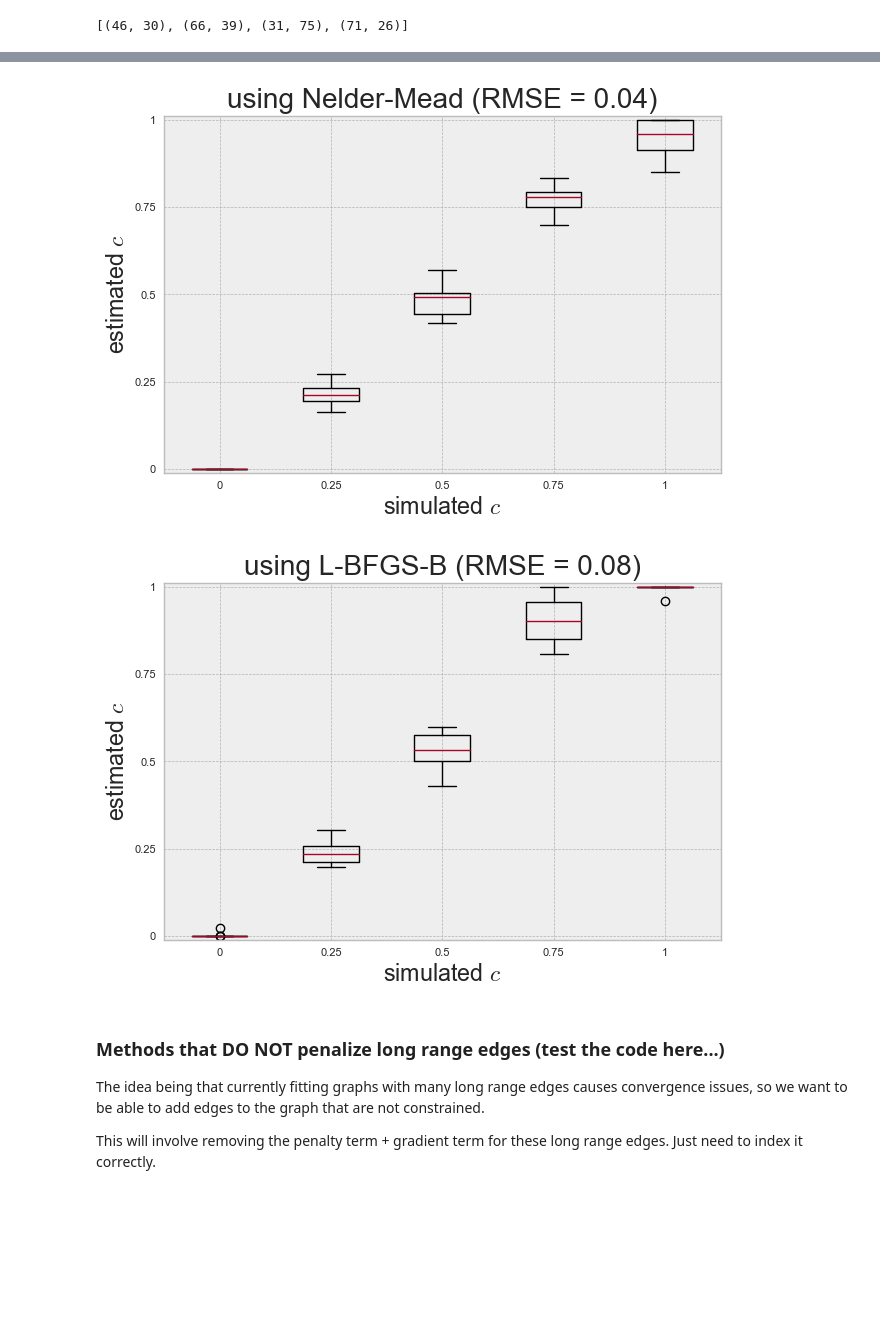
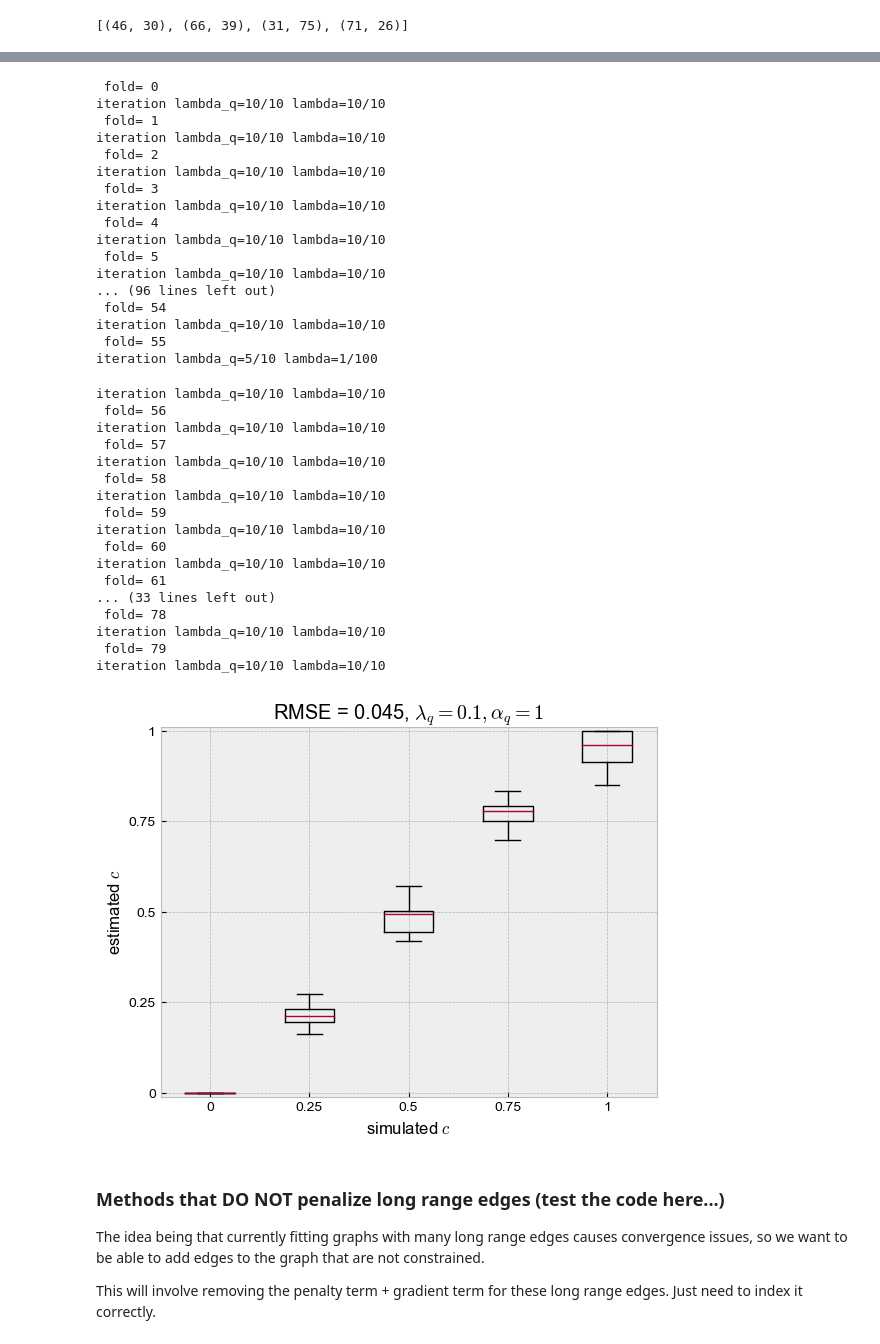
Before and after one commit to NovembreLab/feems, a Jupyter notebook: docs/notebooks/est-long-range.ipynb, the cells around one changed output, grey strips where cells are left out. Drawn from its saved outputs; the diff is of its cells as text; code cells hidden in the pictures; blank space fills up the shorter version.

Commit message:
adding funcs to do CV over lambda_q + removing penalty on LRE by NOT computing it

```diff
--- a/docs/notebooks/est-long-range.ipynb
+++ b/docs/notebooks/est-long-range.ipynb
@@ -521,26 +460,22 @@ lambda=3.0000000, alpha=0.5568396, converged in 18 iterations, train_loss=-48085
 # graph_def, coord_def, grid_def, edge_def = setup_graph(n_rows=n_rows, n_columns=n_columns, corridor_w=1., barrier_w=1, barrier_prob=1.0, corridor_left_prob=1., corridor_right_prob=1., barrier_startpt=5, barrier_endpt=10, n_samples_per_node=30)
 
 # lrn = [(8,27)] # lrn=[(23,92),(101,36)]
-# gen_test_80_adm = simulate_genotypes_w_admixture(graph_def, target_n_snps=1500, n_print=1000, mu=1, long_range_nodes=lrn, admixture_props=[0.6], time_of_adm=[0.000001])
+gen_test_80_adm = simulate_genotypes_w_admixture(graph_def, target_n_snps=1500, n_print=1000, mu=1, long_range_nodes=lrn, admixture_props=[0.6], time_of_adm=[0.000001])
 # gen_test_128_adm = simulate_genotypes_w_admixture(graph_def, target_n_snps=1500, n_print=1000, mu=1, long_range_nodes=lrn, admixture_props=[0.6], time_of_adm=[3])
 # gen_test_128 = simulate_genotypes(graph_def, target_n_snps=1500, n_print=1000, mu=1)
 # sp_graph = Joint_SpatialGraph(gen_test_1e, coord_def, grid_def, edge_def)
 # sp_graph.fit(lamb=3.,optimize_q='n-dim'); obj = Joint_Objective(sp_graph); obj.inv(); obj.grad(reg=False);
 
-estcR2mat = np.zeros((16,5));
-estcllmat = np.zeros((16,5))
-for ic, truec in enumerate([0,0.25,0.5,0.75,1]):
-    for n in range(16):
-#         # gen_test_36_adm = simulate_genotypes_w_admixture(graph_def, target_n_snps=1500, n_print=1000, mu=1, long_range_nodes=lrn, admixture_props=[truec], time_of_adm=[0.000001])
-#         # np.savetxt("/Users/vivaswatshastry/Google Drive/Other computers/My Mac mini/Documents/feemsResults/results/admixture/gentest36_c{}_sim{}.csv".format(int(truec*100),n),gen_test_36_adm,delimiter=',',fmt='%f')
-        gen_test_36_adm = np.loadtxt("/Users/vivaswatshastry/Google Drive/Other computers/My Mac mini/Documents/feemsResults/results/admixture/gentest36_c{}_sim{}.csv".format(int(truec*100),n),delimiter=',')
-        sp_graph = Joint_SpatialGraph(gen_test_36_adm, coord_def, grid_def, edge_def); sp_graph.fit(lamb=3.,optimize_q='n-dim');
-        obj = Joint_Objective(sp_graph); obj.inv(); obj.grad(reg=False);
-        # llc = []
-        # [llc.append(get_FEEMS_demes_ll_w_c(sp_graph, obj, sp_graph.w, sp_graph.q, [(8,27)], c, df=1500, sigstar=0.5)) for c in np.linspace(0,1,21)]
+# estcR2mat = np.zeros((16,5));
+# estcllmat = np.zeros((16,5))
+# for ic, truec in enumerate([0,0.25,0.5,0.75,1]):
+#     for n in range(16):
+# #         # gen_test_36_adm = simulate_genotypes_w_admixture(graph_def, target_n_snps=1500, n_print=1000, mu=1, long_range_nodes=lrn, admixture_props=[truec], time_of_adm=[0.000001])
+# #         # np.savetxt("/Users/vivaswatshastry/Google Drive/Other computers/My Mac mini/Documents/feemsResults/results/admixture/gentest36_c{}_sim{}.csv".format(int(truec*100),n),gen_test_36_adm,delimiter=',',fmt='%f')
+#         gen_test_36_adm = np.loadtxt("/Users/vivaswatshastry/Google Drive/Other computers/My Mac mini/Documents/feemsResults/results/admixture/gentest36_c{}_sim{}.csv".format(int(truec*100),n),delimiter=',')
+#         sp_graph = Joint_SpatialGraph(gen_test_36_adm, coord_def, grid_def, edge_def); sp_graph.fit(lamb=3.,optimize_q='n-dim',lamb_q=.01,alpha_q=.08);
+#         obj = Joint_Objective(sp_graph); obj.inv(); obj.grad(reg=False);
 
-        # estcllmat[n,ic] = np.linspace(0,1,21)[np.argmax(np.array(llc)[:,0])]
-        # estcR2mat[n,ic] = np.linspace(0,1,21)[np.argmax(np.array(llc)[:,1])]
-        estcR2mat[n,ic] = sp.optimize.minimize(get_grad_FEEMS_demes_nll_w_c,x0=rng.uniform(),args=({'sp_graph':sp_graph,'obj':obj,'lrn':lrn}),jac=True,method='Nelder-Mead',bounds=[[0,1]]).x
-        estcllmat[n,ic] = sp.optimize.minimize(get_grad_FEEMS_demes_nll_w_c,x0=rng.uniform(),args=({'sp_graph':sp_graph,'obj':obj,'lrn':lrn}),jac=True,method='L-BFGS-B',bounds=[[0,1]]).x
+#         estcR2mat[n,ic] = sp.optimize.minimize(get_grad_FEEMS_demes_nll_w_c,x0=rng.uniform(),args=({'sp_graph':sp_graph,'obj':obj,'lrn':lrn}),jac=True,method='Nelder-Mead',bounds=[[0,1]]).x
+#         estcllmat[n,ic] = sp.optimize.minimize(get_grad_FEEMS_demes_nll_w_c,x0=rng.uniform(),args=({'sp_graph':sp_graph,'obj':obj,'lrn':lrn}),jac=True,method='L-BFGS-B',bounds=[[0,1]]).fun / sp.optimize.minimize(get_grad_FEEMS_demes_nll_w_c,x0=rng.uniform(),args=({'sp_graph':sp_graph,'obj':obj,'lrn':[(27,8)]}),jac=True,method='L-BFGS-B',bounds=[[0,1]]).fun
 # %% [output]
@@ -564,12 +484,51 @@ lambda=3.0000000, alpha=0.5094034, converged in 6 iterations, train_loss=-18802.
+# %%
+# lamb_grid = np.geomspace(1e-1,100,10,endpoint=True)[::-1]
+cvq_err = run_cv_joint(sp_graph_jt, lamb_grid=lamb_grid, lamb_q_grid=lamb_grid)
+# print(lamb_grid[np.argmin(np.mean(cvq_err,axis=(0,2)))], lamb_grid[np.argmin(np.mean(cvq_err,axis=(0,1)))])
+# %% [output]
+ fold= 0
+iteration lambda_q=10/10 lambda=10/10
+ fold= 1
+iteration lambda_q=10/10 lambda=10/10
+ fold= 2
+iteration lambda_q=10/10 lambda=10/10
+ fold= 3
+iteration lambda_q=10/10 lambda=10/10
+ fold= 4
+iteration lambda_q=10/10 lambda=10/10
+ fold= 5
+iteration lambda_q=10/10 lambda=10/10
+... (96 lines left out)
+ fold= 54
+iteration lambda_q=10/10 lambda=10/10
+ fold= 55
+iteration lambda_q=5/10 lambda=1/100
+iteration lambda_q=10/10 lambda=10/10
+ fold= 56
+iteration lambda_q=10/10 lambda=10/10
+ fold= 57
+iteration lambda_q=10/10 lambda=10/10
+ fold= 58
+iteration lambda_q=10/10 lambda=10/10
+ fold= 59
+iteration lambda_q=10/10 lambda=10/10
+ fold= 60
+iteration lambda_q=10/10 lambda=10/10
+ fold= 61
+... (33 lines left out)
+ fold= 78
+iteration lambda_q=10/10 lambda=10/10
+ fold= 79
+iteration lambda_q=10/10 lambda=10/10
 # %%
-plt.boxplot(estcR2mat); plt.xticks([1,2,3,4,5],['0','0.25','0.5','0.75','1']); plt.xlabel(r'simulated $c$'); plt.ylabel(r'estimated $c$'); plt.ylim((-0.01,1.01)); plt.title(r'using Nelder-Mead (RMSE = {})'.format(np.round(np.sqrt(np.mean((estcR2mat-np.array([0,0.25,0.5,0.75,1]))**2)),2))); plt.yticks(np.linspace(0,1,5),labels=['0','0.25','0.5','0.75','1']); plt.show() #plt.axline((1,0),slope=0.25,color='grey');
-plt.boxplot(estcllmat); plt.xticks([1,2,3,4,5],['0','0.25','0.5','0.75','1']); plt.xlabel(r'simulated $c$'); plt.ylabel(r'estimated $c$'); plt.ylim((-0.01,1.01)); plt.title(r'using L-BFGS-B (RMSE = {})'.format(np.round(np.sqrt(np.mean((estcllmat-np.array([0,0.25,0.5,0.75,1]))**2)),2))); plt.yticks(np.linspace(0,1,5),labels=['0','0.25','0.5','0.75','1']); #plt.axline((1,0),slope=0.25,color='grey');
+plt.boxplot(estcR2mat); plt.xticks([1,2,3,4,5],['0','0.25','0.5','0.75','1']); plt.xlabel(r'simulated $c$'); plt.ylabel(r'estimated $c$'); plt.ylim((-0.01,1.01)); plt.title(r'RMSE = {}, $\lambda_q = 0.1, \alpha_q = 1$'.format(np.round(np.sqrt(np.mean((estcR2mat-np.array([0,0.25,0.5,0.75,1]))**2)),3))); plt.yticks(np.linspace(0,1,5),labels=['0','0.25','0.5','0.75','1']); plt.show() #plt.axline((1,0),slope=0.25,color='grey');
+# plt.boxplot(estcllmat); plt.xticks([1,2,3,4,5],['0','0.25','0.5','0.75','1']); plt.xlabel(r'simulated $c$'); plt.ylabel(r'estimated $c$'); plt.ylim((-0.01,1.01)); plt.title(r'using L-BFGS-B (RMSE = {})'.format(np.round(np.sqrt(np.mean((estcllmat-np.array([0,0.25,0.5,0.75,1]))**2)),3))); plt.yticks(np.linspace(0,1,5),labels=['0','0.25','0.5','0.75','1']); #plt.axline((1,0),slope=0.25,color='grey');
 # gen_test_36_adm = np.loadtxt("/Users/vivaswatshastry/Google Drive/Other computers/My Mac mini/Documents/feemsResults/results/admixture/gentest36_c{}_sim{}.csv".format(25,10),delimiter=',')
 # sp_graph = Joint_SpatialGraph(gen_test_36_adm, coord_def, grid_def, edge_def); sp_graph.fit(lamb=3.,optimize_q='n-dim');
 # obj = Joint_Objective(sp_graph); obj.inv(); obj.grad(reg=False);
+# plt.boxplot(estcllmat); plt.xticks([1,2,3,4,5],['0','0.25','0.5','0.75','1']); plt.xlabel(r'simulated $c$'); plt.ylabel('LL(correct) - LL(wrong)'); plt.axhline(1.,color='grey',ls='--');
 # %% [output]
-[figure, old version]
+[figure, new version]
-[figure, removed]
 # %% [markdown]
 ### Methods that DO NOT penalize long range edges (test the code here...)
 
```
Also changed, not shown: parts of 41 cells of this notebook, 4 other files.
